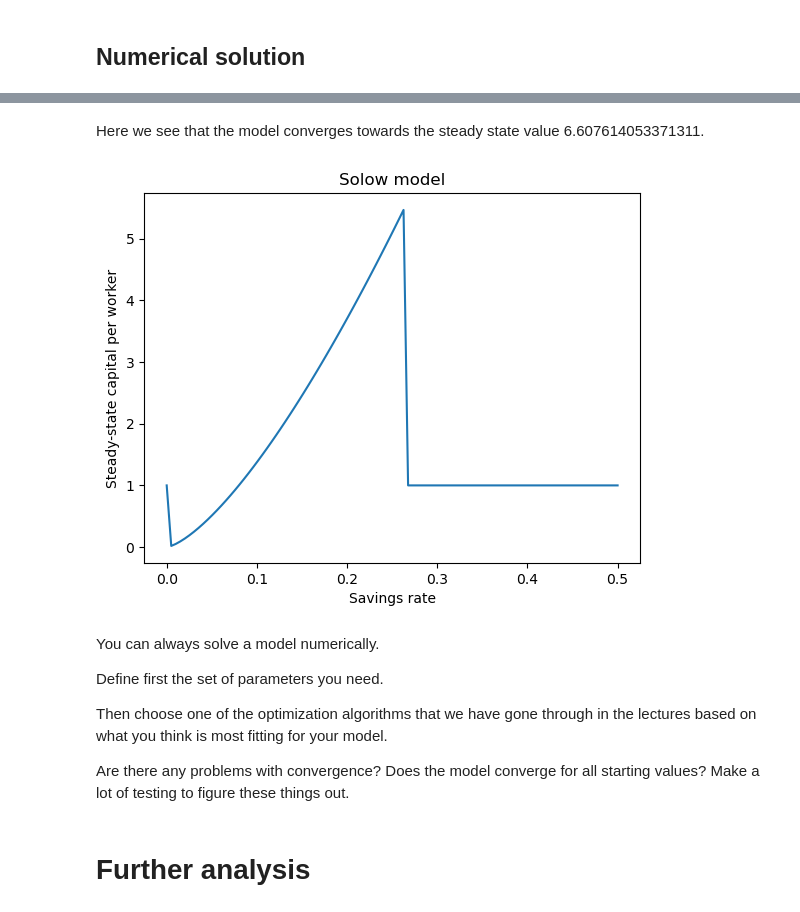
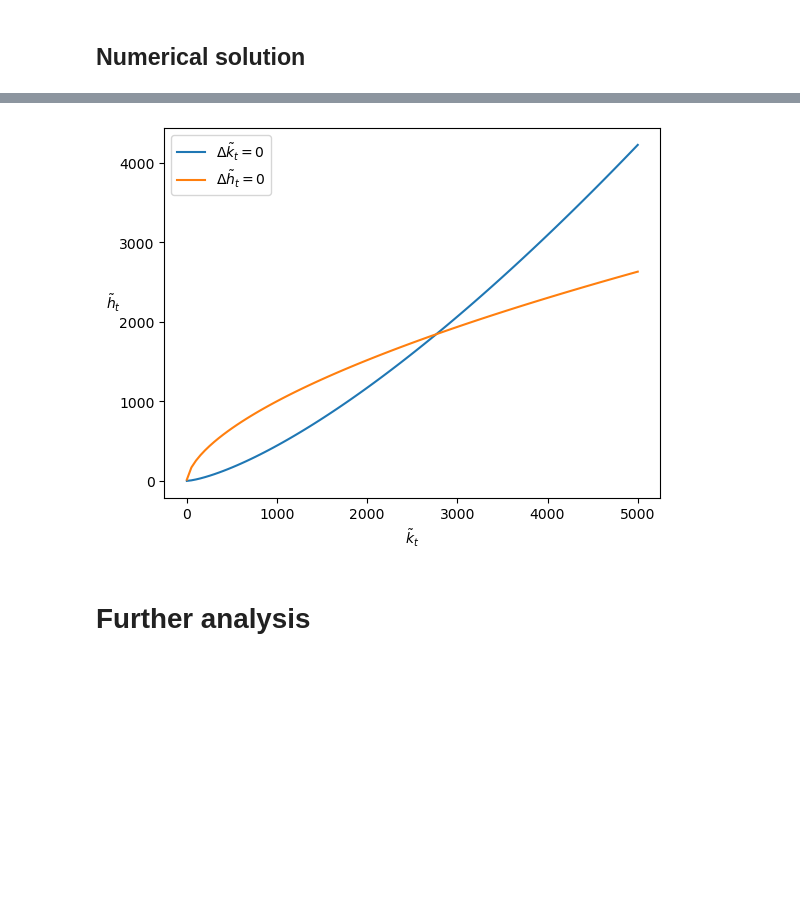
Before and after one commit to NumEconCopenhagen/projects-2023-n-m, a Jupyter notebook: modelproject/modelproject.ipynb, the cells around one changed output, grey strips where cells are left out. Cells and saved outputs as stored; diff of their text form; code cells hidden in the pictures; blank space fills up the shorter version.

```diff
--- a/modelproject/modelproject.ipynb
+++ b/modelproject/modelproject.ipynb
@@ -168,45 +118,0 @@ Starting value of k: 10.0 Steady state value of k: 6.6076140533713135
-# %% [markdown]
-Here we see that the model converges towards the steady state value 6.607614053371311.
-# %%
-
-# Define the Solow model function
-def solow_model(k, s, delta, alpha, n, g):
-    return ((s * k**alpha) + ((1 - delta) * k)) / (1 + n + g)
-
-# Define the function to find the steady-state solution
-def steady_state(k, s, delta, alpha, n, g):
-    return solow_model(k, s, delta, alpha, n, g) - k
-
-# Define the parameters
-delta = 0.05
-alpha = 0.3
-n = 0.01
-g = 0.02
-
-# Create an array of savings rates to test
-savings_rates = np.linspace(0, 0.5, 100)
-
-# Create an empty array to store the steady-state solutions
-steady_state_values = np.empty_like(savings_rates)
-
-# Find the steady-state solution for each savings rate
-for i, s in enumerate(savings_rates):
-    result = root(steady_state, 1, args=(s, delta, alpha, n, g))
-    steady_state_values[i] = result.x[0]
-
-# Create the graph
-plt.plot(savings_rates, steady_state_values)
-plt.xlabel('Savings rate')
-plt.ylabel('Steady-state capital per worker')
-plt.title('Solow model')
-plt.show()
-# %% [output]
-[figure, removed]
-# %% [markdown]
-You can always solve a model numerically.
-
-Define first the set of parameters you need.
-
-Then choose one of the optimization algorithms that we have gone through in the lectures based on what you think is most fitting for your model.
-
-Are there any problems with convergence? Does the model converge for all starting values? Make a lot of testing to figure these things out.
@@ -213,3 +154,16 @@ Are there any problems with convergence? Does the model converge for all startin
+# %%
+# Plot
+fig = plt.figure()
+ax = fig.add_subplot(1,1,1)
+
+ax.plot(k_tilde_vec, null_k_val, label = r'$ \Delta \tilde{k}_t = 0$')
+ax.plot(k_tilde_vec, null_h_val, label = r'$ \Delta \tilde{h}_t = 0$');
+ax.set_xlabel(r'$\tilde{k}_t$',)
+ax.set_ylabel(r'$\tilde{h}_t$', rotation = 0)
+
+ax.legend(loc='upper left');
+# %% [output]
+[figure, added]
 # %% [markdown]
 # Further analysis
 # %% [markdown]
```
Also changed, not shown: parts of 6 cells of this notebook.
